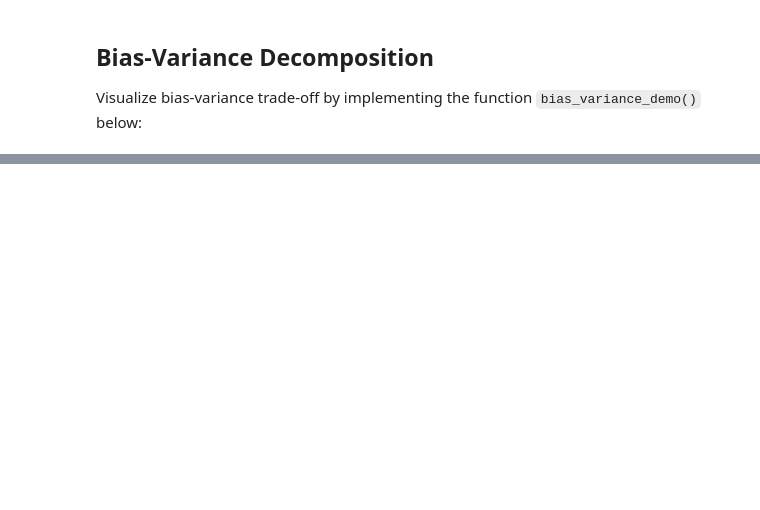
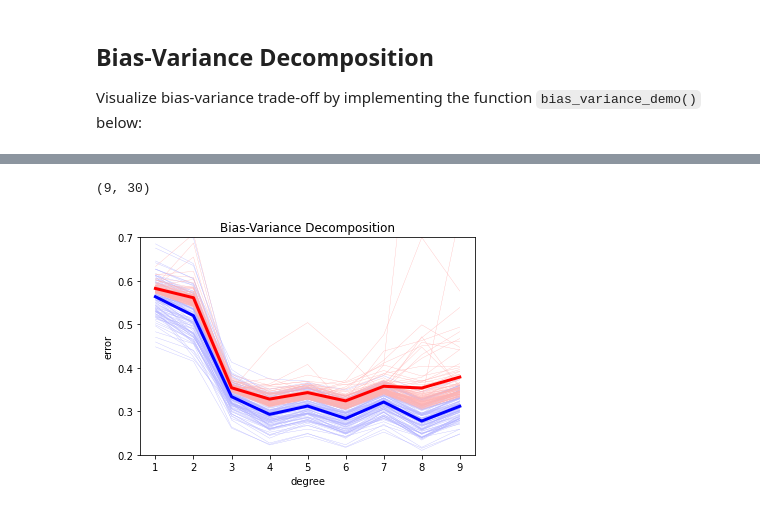
Before and after one commit to davide-rosso/ML_course, a Jupyter notebook: labs/ex04/template/ex04.ipynb, the cells around one changed output, grey strips where cells are left out. Saved outputs shown, nothing was run; the diff lists cells and outputs as text; code cells hidden in the pictures; blank space fills up the shorter version.

```diff
--- a/labs/ex04/template/ex04.ipynb
+++ b/labs/ex04/template/ex04.ipynb
@@ -203,0 +186,72 @@ print(a.T)
+# %%
+def bias_variance_ridge_demo():
+    """The entry."""
+    # define parameters
+    seeds = range(100)
+    num_data = 10000
+    ratio_train = 0.005
+    degrees = range(1, 10)
+    lambdas = np.logspace(-4, 0, 30)
+    k_fold = 4
+
+    # define list to store the variable
+    rmse_tr = np.empty((len(seeds), len(degrees), len(lambdas)))
+    rmse_te = np.empty((len(seeds), len(degrees), len(lambdas)))
+    var_tr = np.empty((len(seeds), len(degrees), len(lambdas)))
+    var_te = np.empty((len(seeds), len(degrees), len(lambdas)))
+
+    # Find optimal lambda for each degree
+    for index_seed, seed in enumerate(seeds):
+        np.random.seed(seed)
+        x = np.linspace(0.1, 2 * np.pi, num_data)
+        y = np.sin(x) + 0.3 * np.random.randn(num_data).T
+        # ***************************************************
+        # split data with a specific seed
+        # ***************************************************
+        k_indices = build_k_indices(y, k_fold, seed)
+        # ***************************************************
+        # bias_variance_decomposition
+        # ***************************************************
+        for i_degree,degree in enumerate(degrees):
+            for i_lambda,lambda_ in enumerate(lambdas):
+                loss_ave_tr = []
+                loss_ave_te = []
+                for k in range(k_fold):
+                    loss_tr, loss_te = cross_validation(y, x, k_indices, k, lambda_, degree)
+                    loss_ave_te.append(np.sqrt(2*loss_te))
+                var_te[index_seed,i_degree,i_lambda] = np.var(loss_ave_te)
+
+    # choose ideal lambda for each degree
+    mean_degree_lambda = np.mean(var_te, axis=0)
+    print(mean_degree_lambda.shape)
+    idx_lambda_min_te = np.argmin(mean_degree_lambda, axis=1)
+    lambdas_s = lambdas[idx_lambda_min_te]
+
+    # Find optimal model
+    # define list to store the variable
+    rmse_tr = np.empty((len(seeds), len(degrees)))
+    rmse_te = np.empty((len(seeds), len(degrees)))
+
+    for index_seed, seed in enumerate(seeds):
+        np.random.seed(seed)
+        x = np.linspace(0.1, 2 * np.pi, num_data)
+        y = np.sin(x) + 0.3 * np.random.randn(num_data).T
+        # ***************************************************
+        # split data with a specific seed
+        # ***************************************************
+        x_tr, y_tr, x_te, y_te = split_data(x, y, ratio_train, seed)
+        # ***************************************************
+        # bias_variance_decomposition
+        # ***************************************************
+        for i_degree,degree in enumerate(degrees):
+            x_poly_tr = build_poly(x_tr, degree)
+            x_poly_te = build_poly(x_te, degree)
+            mse, ws = ridge_regression(y_tr, x_poly_tr, lambdas_s[i_degree])
+            rmse_tr[index_seed,i_degree] = np.sqrt(2*mse)
+            rmse_te[index_seed,i_degree] = np.sqrt(2*(compute_mse(y_te, x_poly_te, ws) + lambdas_s[i_degree]*ws@ws))
+    bias_variance_decomposition_visualization(degrees, rmse_tr, rmse_te)
+
+bias_variance_ridge_demo()
+# %% [output]
+(9, 30)
+[figure, added]
```
Also changed, not shown: parts of 6 cells of this notebook, 10 other files.
